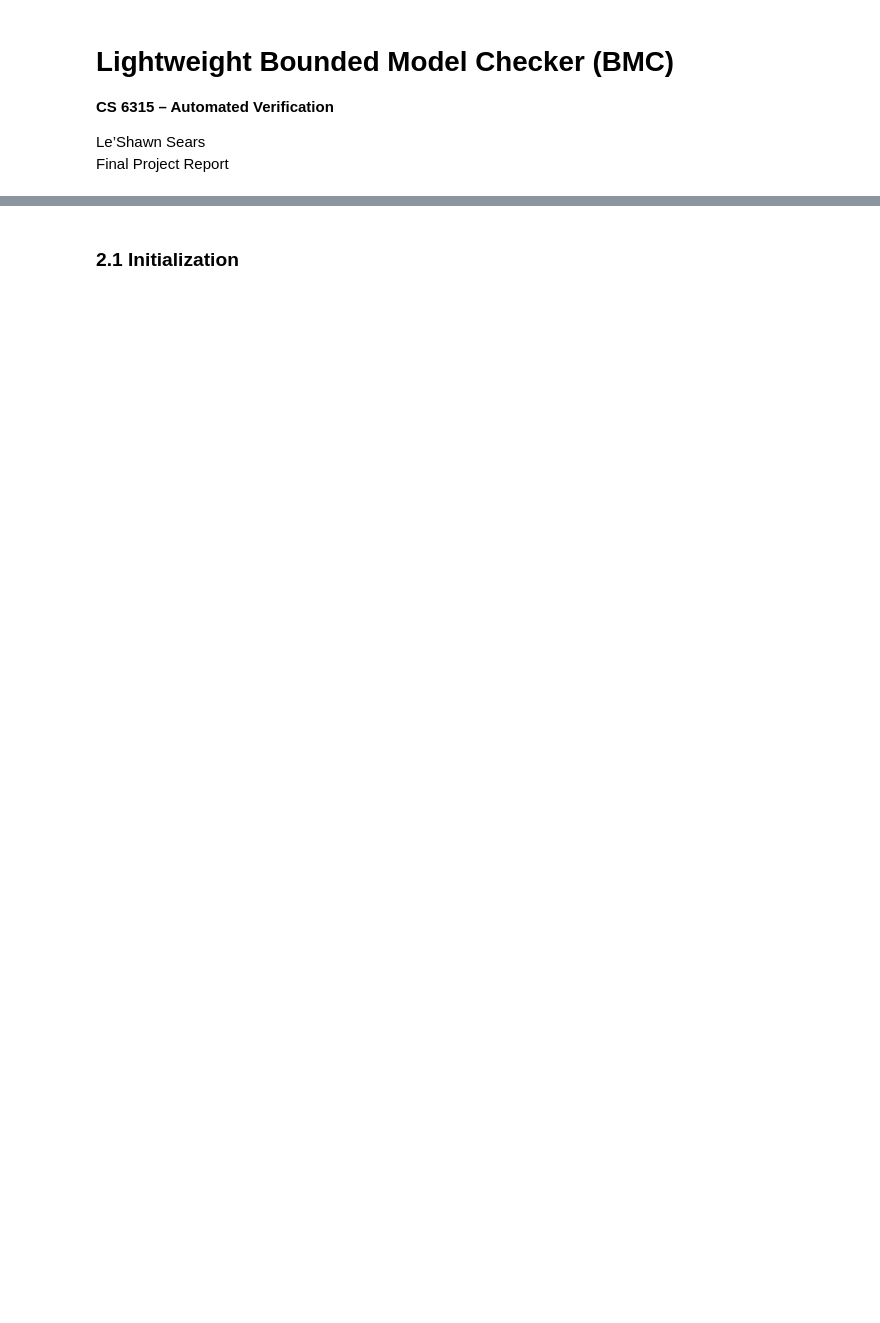
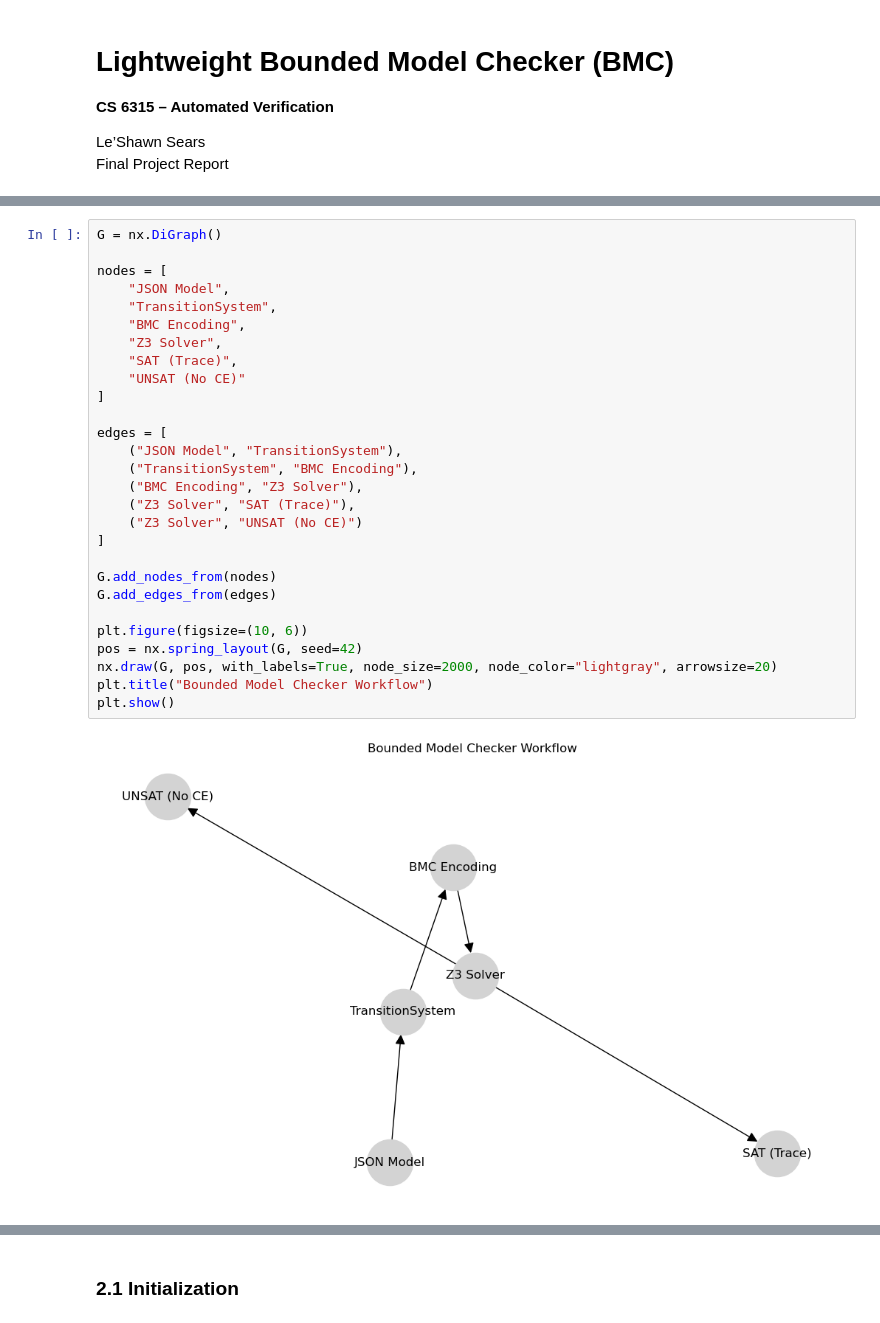
Before and after one commit to searsleshawn/cs6315-AutomatedVerification, a Jupyter notebook: bmc-report.ipynb, the cells around one changed output, grey strips where cells are left out. Drawn from its saved outputs; the diff is of its cells as text; blank space fills up the shorter version.

```diff
--- a/bmc-report.ipynb
+++ b/bmc-report.ipynb
@@ -99,3 +45,33 @@ Subsections:
+# %%
+G = nx.DiGraph()
+
+nodes = [
+    "JSON Model",
+    "TransitionSystem",
+    "BMC Encoding",
+    "Z3 Solver",
+    "SAT (Trace)",
+    "UNSAT (No CE)"
+]
+
+edges = [
+    ("JSON Model", "TransitionSystem"),
+    ("TransitionSystem", "BMC Encoding"),
+    ("BMC Encoding", "Z3 Solver"),
+    ("Z3 Solver", "SAT (Trace)"),
+    ("Z3 Solver", "UNSAT (No CE)")
+]
+
+G.add_nodes_from(nodes)
+G.add_edges_from(edges)
+
+plt.figure(figsize=(10, 6))
+pos = nx.spring_layout(G, seed=42)
+nx.draw(G, pos, with_labels=True, node_size=2000, node_color="lightgray", arrowsize=20)
+plt.title("Bounded Model Checker Workflow")
+plt.show()
+# %% [output]
+[figure, added]
 # %% [markdown]
 ## 2. Setup (Environment + Models)
 
```
Also changed, not shown: parts of 28 cells of this notebook, 7 other files.
